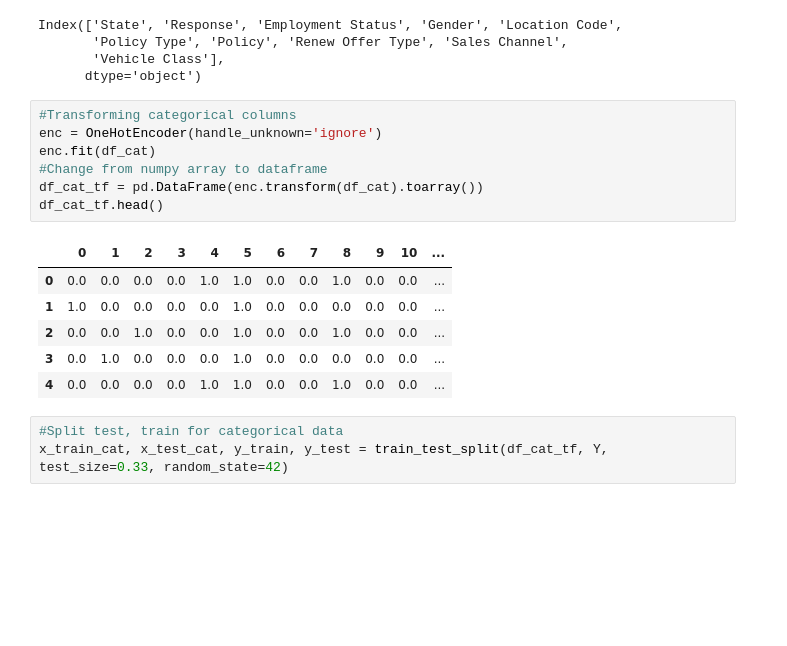
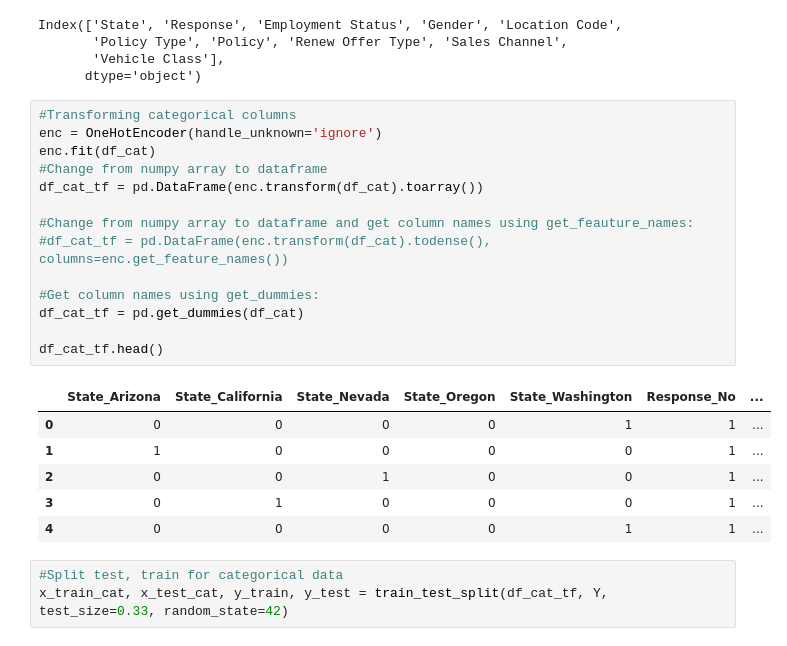
Before and after one commit to SDBrugman/lab-customer-analysis-final-round, a Jupyter notebook: lab-customer-analysis-final-round.ipynb, the cells around one changed output. Drawn from its saved outputs; the diff is of its cells as text; blank space fills up the shorter version.

```diff
--- a/lab-customer-analysis-final-round.ipynb
+++ b/lab-customer-analysis-final-round.ipynb
@@ -334,17 +384,24 @@ Index(['State', 'Response', 'Employment Status', 'Gender', 'Location Code',
 # %%
 #Transforming categorical columns
 enc = OneHotEncoder(handle_unknown='ignore')
 enc.fit(df_cat)
 #Change from numpy array to dataframe
 df_cat_tf = pd.DataFrame(enc.transform(df_cat).toarray())
+
+#Change from numpy array to dataframe and get column names using get_feauture_names:
+#df_cat_tf = pd.DataFrame(enc.transform(df_cat).todense(), columns=enc.get_feature_names())
+
+#Get column names using get_dummies:
+df_cat_tf = pd.get_dummies(df_cat)
+
 df_cat_tf.head()
 # %% [output]
-|  | 0 | 1 | 2 | 3 | 4 | 5 | 6 | 7 | 8 | 9 | 10 | ... |
-| 0 | 0.0 | 0.0 | 0.0 | 0.0 | 1.0 | 1.0 | 0.0 | 0.0 | 1.0 | 0.0 | 0.0 | ... |
-| 1 | 1.0 | 0.0 | 0.0 | 0.0 | 0.0 | 1.0 | 0.0 | 0.0 | 0.0 | 0.0 | 0.0 | ... |
-| 2 | 0.0 | 0.0 | 1.0 | 0.0 | 0.0 | 1.0 | 0.0 | 0.0 | 1.0 | 0.0 | 0.0 | ... |
-| 3 | 0.0 | 1.0 | 0.0 | 0.0 | 0.0 | 1.0 | 0.0 | 0.0 | 0.0 | 0.0 | 0.0 | ... |
-| 4 | 0.0 | 0.0 | 0.0 | 0.0 | 1.0 | 1.0 | 0.0 | 0.0 | 1.0 | 0.0 | 0.0 | ... |
+|  | State_Arizona | State_California | State_Nevada | State_Oregon | State_Washington | Response_No | ... |
+| 0 | 0 | 0 | 0 | 0 | 1 | 1 | ... |
+| 1 | 1 | 0 | 0 | 0 | 0 | 1 | ... |
+| 2 | 0 | 0 | 1 | 0 | 0 | 1 | ... |
+| 3 | 0 | 1 | 0 | 0 | 0 | 1 | ... |
+| 4 | 0 | 0 | 0 | 0 | 1 | 1 | ... |
 # %%
 #Split test, train for categorical data
 x_train_cat, x_test_cat, y_train, y_test = train_test_split(df_cat_tf, Y, test_size=0.33, random_state=42)
```
Also changed, not shown: parts of 24 cells of this notebook.
